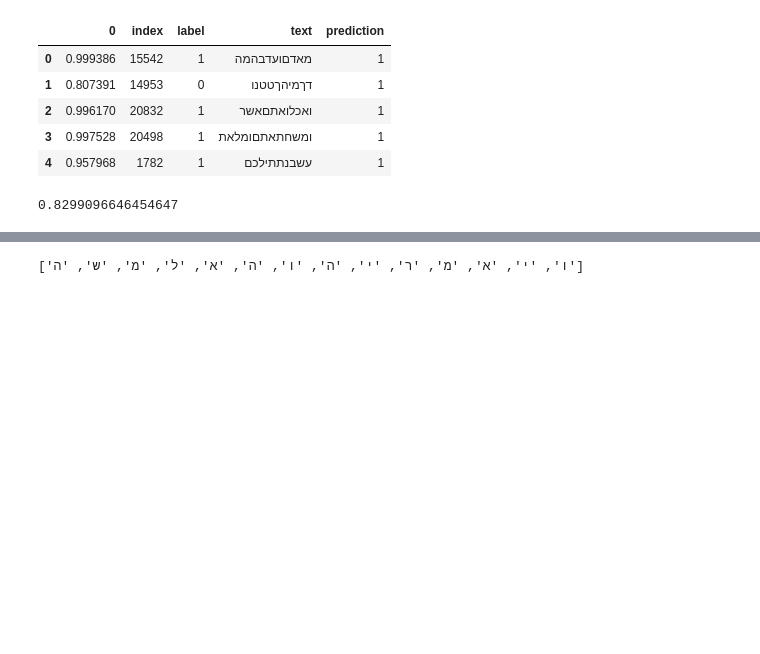
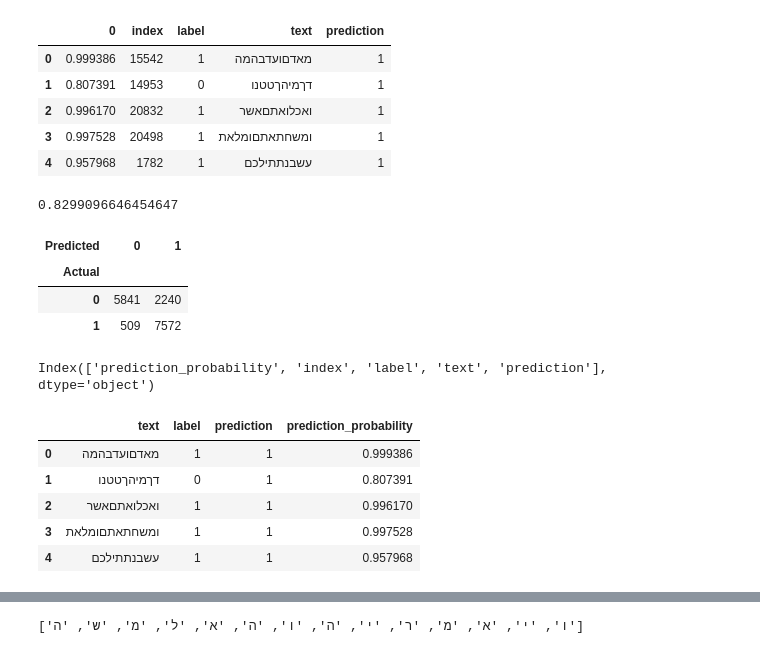
Before and after one commit to mannmoshe/text-recognition, a Jupyter notebook: true_text_detection.ipynb, the cells around one changed output, grey strips where cells are left out. Cells and saved outputs as stored; diff of their text form; code cells hidden in the pictures; blank space fills up the shorter version.

```diff
--- a/true_text_detection.ipynb
+++ b/true_text_detection.ipynb
@@ -366,3 +366,5 @@ output_df.head()
 sum(output_df['label'] == output_df['prediction']) / len(output_df['label']) # accuracy
 # %% [output]
 0.8299096646454647
+# %%
+test1 = output_df.copy()
@@ -368,0 +373,24 @@ sum(output_df['label'] == output_df['prediction']) / len(output_df['label']) # a
+# %%
+confusion_matrix
+# %% [output]
+| Predicted | 0 | 1 |
+| Actual |  |  |
+| 0 | 5841 | 2240 |
+| 1 | 509 | 7572 |
+# %%
+test1.rename(columns={0: "prediction_probability"}, inplace=True)
+# %%
+test1.columns
+# %% [output]
+Index(['prediction_probability', 'index', 'label', 'text', 'prediction'], dtype='object')
+# %%
+test1_output = test1[['text', 'label', 'prediction', 'prediction_probability']]
+# %%
+test1_output.head()
+# %% [output]
+|  | text | label | prediction | prediction_probability |
+| 0 | מאדםועדבהמה | 1 | 1 | 0.999386 |
+| 1 | דךמיהךטטנו | 0 | 1 | 0.807391 |
+| 2 | ואכלואתםאשר | 1 | 1 | 0.996170 |
+| 3 | ומשחתאתםומלאת | 1 | 1 | 0.997528 |
+| 4 | עשבנתתילכם | 1 | 1 | 0.957968 |
```
Also changed, not shown: parts of 26 cells of this notebook.
